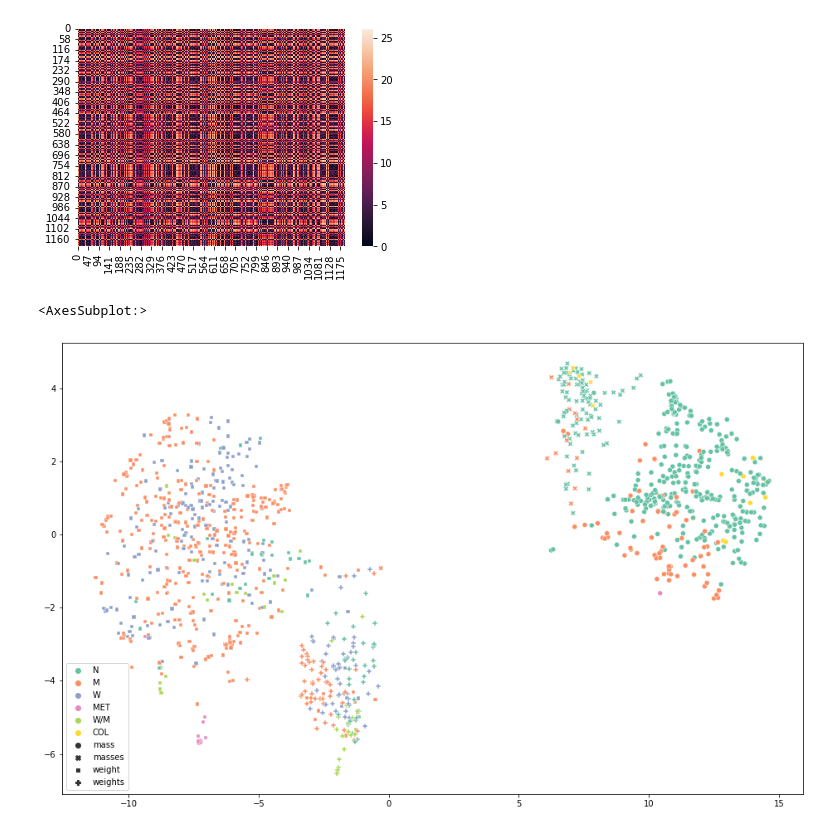
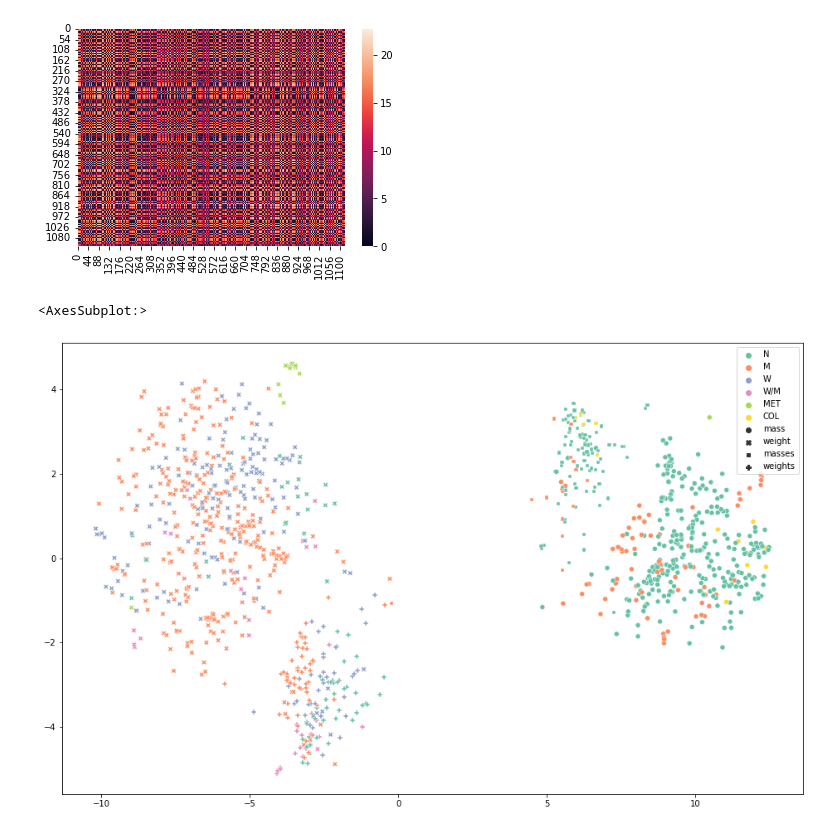
Before and after one commit to davidjnatarajan/macberth-mass-weight, a Jupyter notebook: notebooks/mass_weight_classification.ipynb, the cells around one changed output. Cells and saved outputs as stored; diff of their text form; code cells hidden in the pictures.

```diff
--- a/notebooks/mass_weight_classification.ipynb
+++ b/notebooks/mass_weight_classification.ipynb
@@ -78,27 +72,27 @@ for i in list(range(len(np_arr))):
 # %%
 from matplotlib.pylab import figure, show
 from seaborn import color_palette, heatmap, scatterplot
 from sklearn.decomposition import PCA
 from sklearn.manifold import TSNE
 from sklearn.metrics import pairwise_distances
 import sys
 
-pca_embeddings = PCA(n_components=50).fit_transform(embeddings_train)
-tsne_embeddings = TSNE(perplexity=250, init='pca', random_state=153).fit_transform(pca_embeddings)
+# pca_embeddings = PCA(n_components=50).fit_transform(embeddings_train)
+tsne_embeddings = TSNE(perplexity=250, init='pca', random_state=153).fit_transform(embeddings_train)
 
 distance = pairwise_distances(tsne_embeddings)
 ax = heatmap(distance)
 show()
 
 figure(figsize=(16,10))
 scatterplot(
     x=tsne_embeddings[:,0], y=tsne_embeddings[:,1],
-    style=keywords_train,
-    hue=senses_train,
-    palette=color_palette('Set2', len(set(senses_train))),
+    style=list(X_train.token),
+    hue=list(X_train.Sense),
+    palette=color_palette('Set2', len(set(list(X_train.Sense)))),
     legend="full",
 )
 # %% [output]
-[figure, old version]
+[figure, new version]
 <AxesSubplot:>
-[figure, old version]
+[figure, new version]
```
Also changed, not shown: parts of 5 cells of this notebook, 8 other files.
